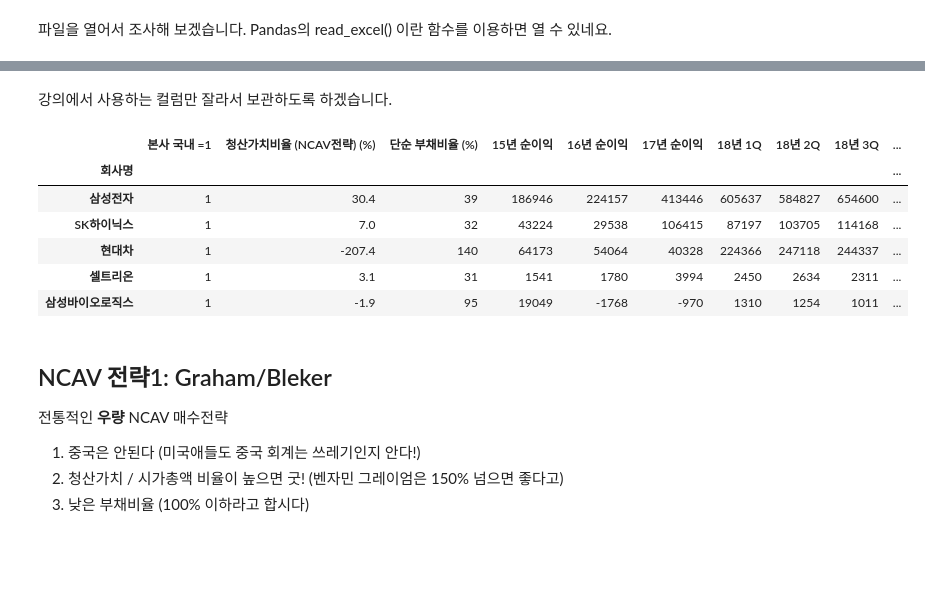
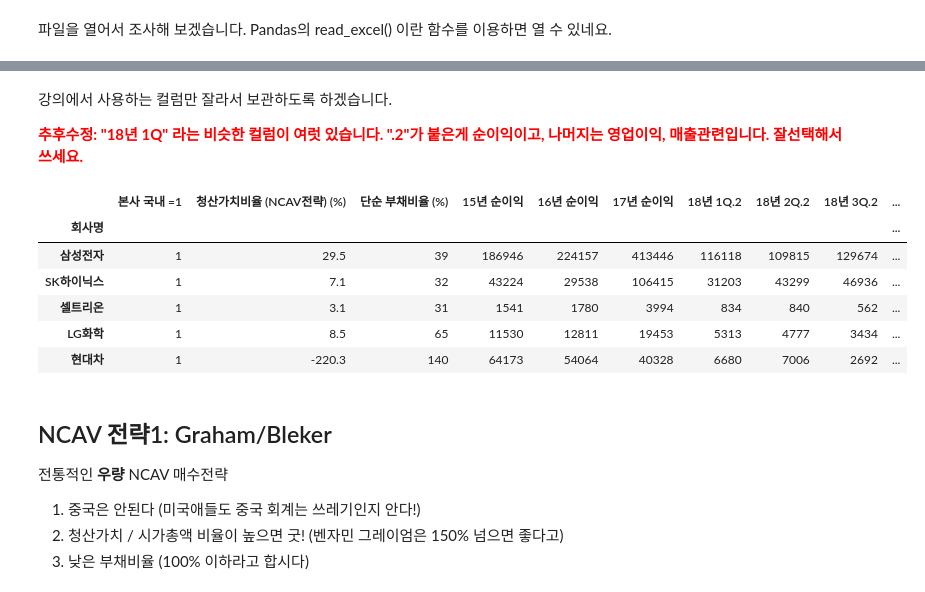
Before and after one commit to tomowind/hkkang_youtube, a Jupyter notebook: notebooks/20-ncav-korea.ipynb, the cells around one changed output, grey strips where cells are left out. Drawn from its saved outputs; the diff is of its cells as text; code cells hidden in the pictures; blank space fills up the shorter version.

```diff
--- a/notebooks/20-ncav-korea.ipynb
+++ b/notebooks/20-ncav-korea.ipynb
@@ -35,28 +35,30 @@ df.head()
 5 rows × 254 columns
-# %% [markdown]
-강의에서 사용하는 컬럼만 잘라서 보관하도록 하겠습니다.
+# %% [markdown]
+강의에서 사용하는 컬럼만 잘라서 보관하도록 하겠습니다.
+
+<span style="color:red">**추후수정: "18년 1Q" 라는 비슷한 컬럼이 여럿 있습니다. ".2"가 붙은게 순이익이고, 나머지는 영업이익, 매출관련입니다. 잘선택해서 쓰세요.**</span>
 # %%
 df = df[['회사명',
          '본사\n국내\n=1', # 중국여부
-         '청산가치비율\n(NCAV전략)\n(%)', # 청산가치/시가총액 비율
+         '청산가치비율\n(NCAV전략)\n(%)', # 청산가치/시가총액 비율h
          '단순\n부채비율\n(%)', # 부채비율
-         '15년\n순이익', '16년\n순이익', '17년\n순이익', '18년 1Q', '18년 2Q', '18년 3Q', '18년 4Q(E)', # 흑자기업
+         '15년\n순이익', '16년\n순이익', '17년\n순이익', '18년 1Q.2', '18년 2Q.2', '18년 3Q.2', '18년 4Q(E).2', # 흑자기업
          '고점\nPBR', # 과거영광
          'F스코어\n신주발행X\n여부', # 주식발행여부 (equity financing)
          '유동\n비율\n(%)', # 유동비율
          '시가총액\n(억)', # 시가총액
          '시가\n배당율 고점' # 2번전략
         ]].set_index('회사명')
 df_original = df
 df_original.head()
 # %% [output]
-|  | 본사 국내 =1 | 청산가치비율 (NCAV전략) (%) | 단순 부채비율 (%) | 15년 순이익 | 16년 순이익 | 17년 순이익 | 18년 1Q | 18년 2Q | 18년 3Q | ... |
+|  | 본사 국내 =1 | 청산가치비율 (NCAV전략) (%) | 단순 부채비율 (%) | 15년 순이익 | 16년 순이익 | 17년 순이익 | 18년 1Q.2 | 18년 2Q.2 | 18년 3Q.2 | ... |
 | 회사명 |  |  |  |  |  |  |  |  |  | ... |
-| 삼성전자 | 1 | 30.4 | 39 | 186946 | 224157 | 413446 | 605637 | 584827 | 654600 | ... |
-| SK하이닉스 | 1 | 7.0 | 32 | 43224 | 29538 | 106415 | 87197 | 103705 | 114168 | ... |
-| 현대차 | 1 | -207.4 | 140 | 64173 | 54064 | 40328 | 224366 | 247118 | 244337 | ... |
-| 셀트리온 | 1 | 3.1 | 31 | 1541 | 1780 | 3994 | 2450 | 2634 | 2311 | ... |
-| 삼성바이오로직스 | 1 | -1.9 | 95 | 19049 | -1768 | -970 | 1310 | 1254 | 1011 | ... |
+| 삼성전자 | 1 | 29.5 | 39 | 186946 | 224157 | 413446 | 116118 | 109815 | 129674 | ... |
+| SK하이닉스 | 1 | 7.1 | 32 | 43224 | 29538 | 106415 | 31203 | 43299 | 46936 | ... |
+| 셀트리온 | 1 | 3.1 | 31 | 1541 | 1780 | 3994 | 834 | 840 | 562 | ... |
+| LG화학 | 1 | 8.5 | 65 | 11530 | 12811 | 19453 | 5313 | 4777 | 3434 | ... |
+| 현대차 | 1 | -220.3 | 140 | 64173 | 54064 | 40328 | 6680 | 7006 | 2692 | ... |
 # %% [markdown]
 ## NCAV 전략1: Graham/Bleker
 
```
Also changed, not shown: parts of 8 cells of this notebook.
